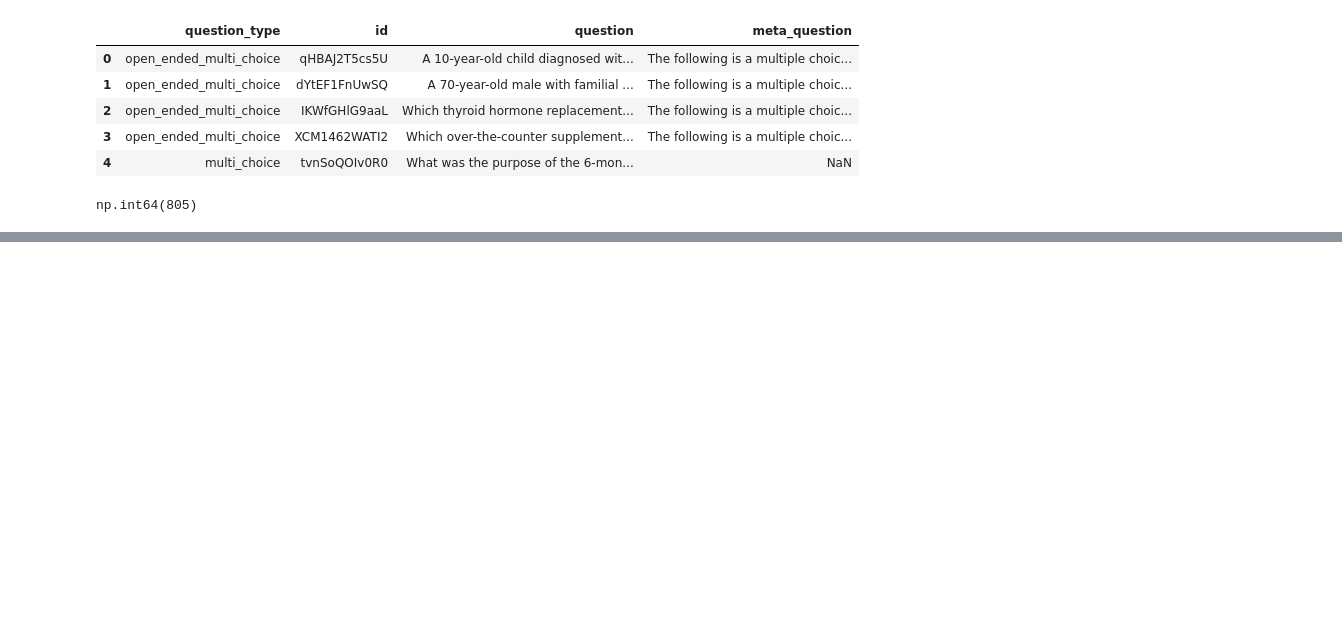
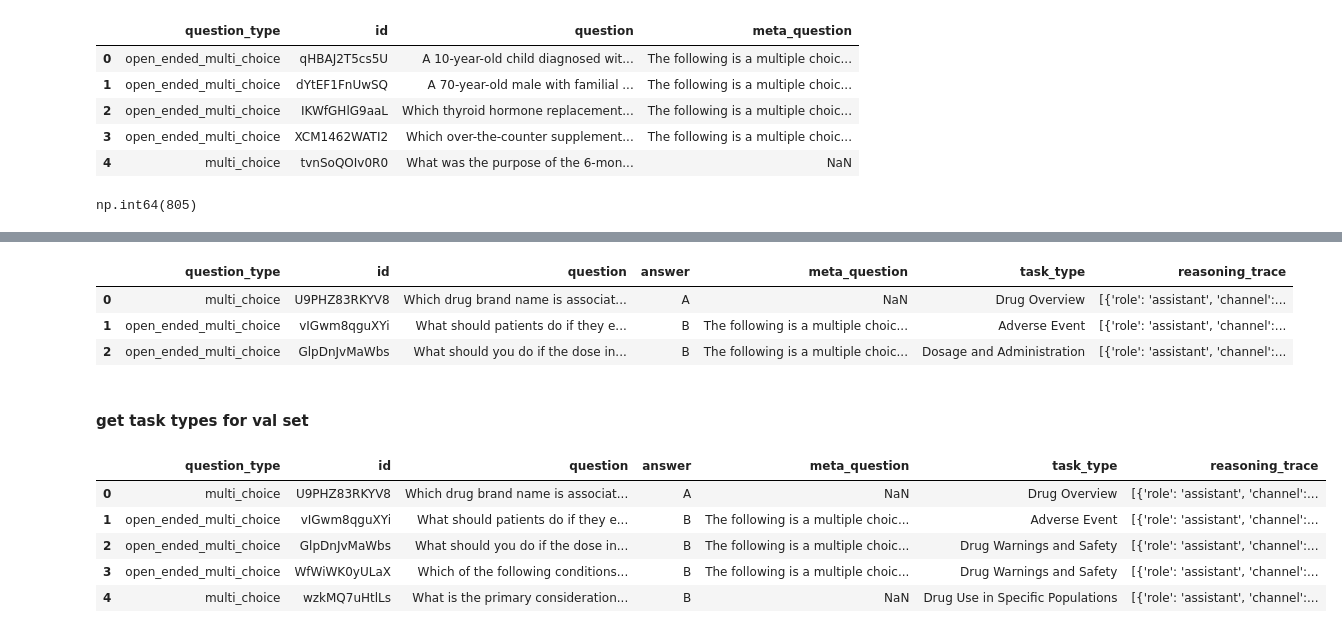
Before and after one commit to christiejibaraki/CUREBench, a Jupyter notebook: notebooks/1-inspect_datasets.ipynb, the cells around one changed output, grey strips where cells are left out. Cells and saved outputs as stored; diff of their text form; code cells hidden in the pictures; blank space fills up the shorter version.

Commit message:
update notebook to add question categories

```diff
--- a/notebooks/1-inspect_datasets.ipynb
+++ b/notebooks/1-inspect_datasets.ipynb
@@ -158,0 +317,2 @@ np.int64(805)
+# %%
+model.load()
@@ -158,0 +333,4 @@ np.int64(805)
+# %%
+question = """
+Medical question: A 10-year-old child diagnosed with juvenile rheumatoid arthritis (JRA) requires treatment. Genetic testing reveals the child is a poor CYP2C9 metabolizer. Which drug is the most appropriate for this patient?
+"""
@@ -158,0 +364,5 @@ np.int64(805)
+# %%
+def get_task_type(question):
+    final_response, reasoning_trace = model.inference(prompt=question,
+                max_tokens=512)
+    return final_response, reasoning_trace
@@ -158,0 +384,9 @@ np.int64(805)
+# %%
+test_df
+# %% [output]
+|  | question_type | id | question | answer | meta_question | task_type | reasoning_trace |
+| 0 | multi_choice | U9PHZ83RKYV8 | Which drug brand name is associat... | A | NaN | Drug Overview | [{'role': 'assistant', 'channel':... |
+| 1 | open_ended_multi_choice | vIGwm8qguXYi | What should patients do if they e... | B | The following is a multiple choic... | Adverse Event | [{'role': 'assistant', 'channel':... |
+| 2 | open_ended_multi_choice | GlpDnJvMaWbs | What should you do if the dose in... | B | The following is a multiple choic... | Dosage and Administration | [{'role': 'assistant', 'channel':... |
+# %% [markdown]
+#### get task types for val set
@@ -158,0 +396,13 @@ np.int64(805)
+# %%
+val_df[['task_type', 'reasoning_trace']] = val_df['question'].progress_apply(
+    lambda x: pd.Series(get_task_type(x))
+)
+# %%
+val_df.head()
+# %% [output]
+|  | question_type | id | question | answer | meta_question | task_type | reasoning_trace |
+| 0 | multi_choice | U9PHZ83RKYV8 | Which drug brand name is associat... | A | NaN | Drug Overview | [{'role': 'assistant', 'channel':... |
+| 1 | open_ended_multi_choice | vIGwm8qguXYi | What should patients do if they e... | B | The following is a multiple choic... | Adverse Event | [{'role': 'assistant', 'channel':... |
+| 2 | open_ended_multi_choice | GlpDnJvMaWbs | What should you do if the dose in... | B | The following is a multiple choic... | Drug Warnings and Safety | [{'role': 'assistant', 'channel':... |
+| 3 | open_ended_multi_choice | WfWiWK0yULaX | Which of the following conditions... | B | The following is a multiple choic... | Drug Warnings and Safety | [{'role': 'assistant', 'channel':... |
+| 4 | multi_choice | wzkMQ7uHtlLs | What is the primary consideration... | B | NaN | Drug Use in Specific Populations | [{'role': 'assistant', 'channel':... |
```
Also changed, not shown: parts of 25 cells of this notebook.
